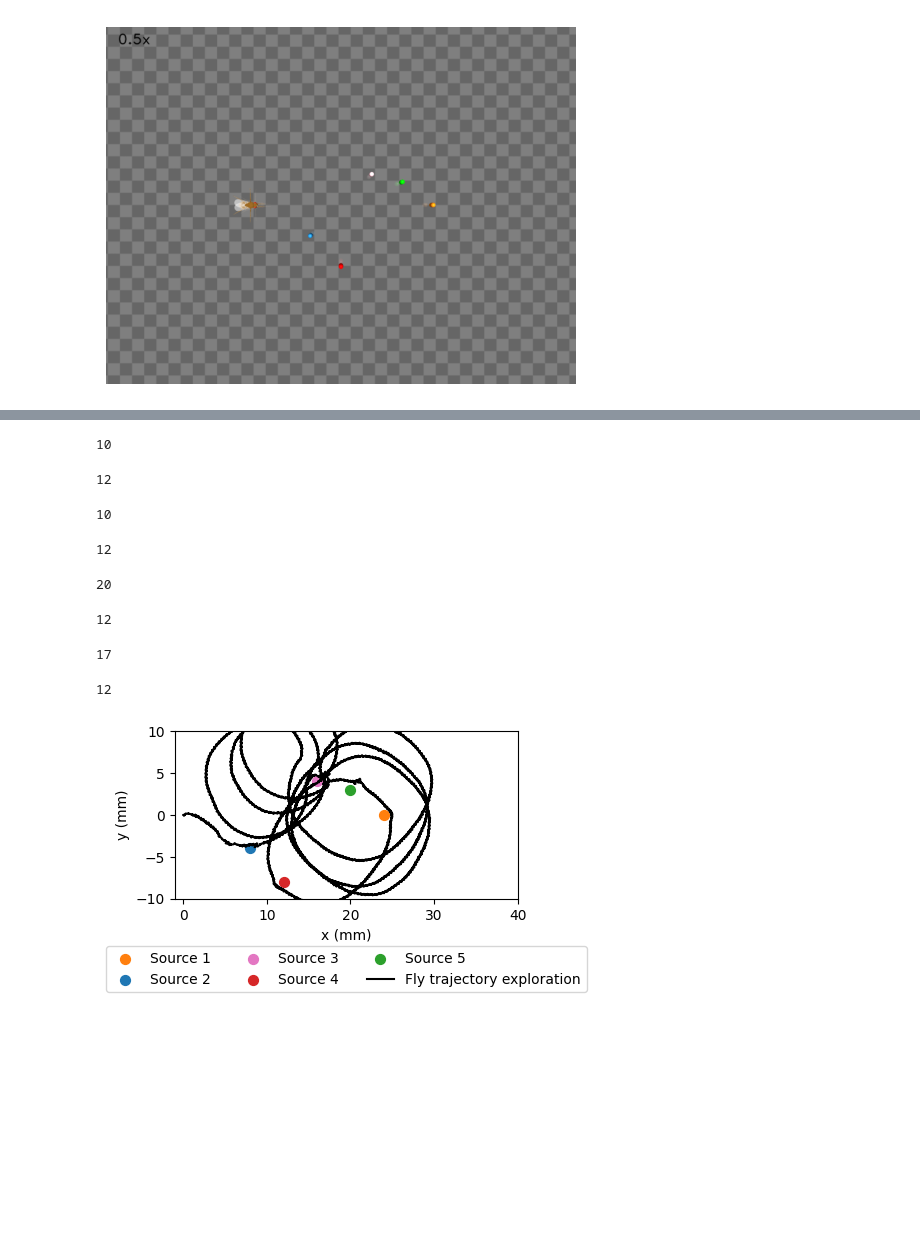
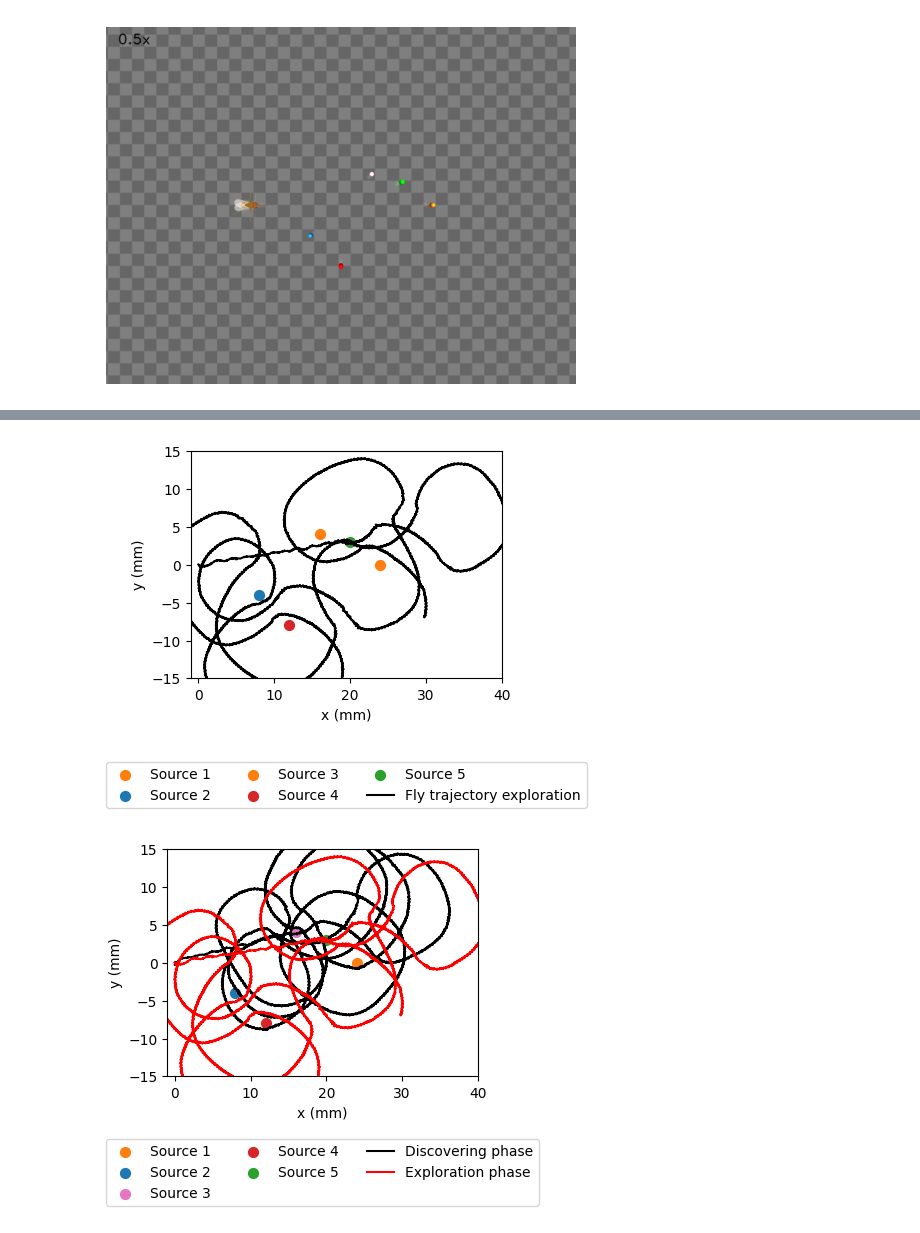
Before and after one commit to NeLy-EPFL/flygym-scratch, a Jupyter notebook: notebooks/learning_memory/angle_curiosity_no_peak_intensity.ipynb, the cells around one changed output, grey strips where cells are left out. Saved outputs shown, nothing was run; the diff lists cells and outputs as text; code cells hidden in the pictures; blank space fills up the shorter version.

```diff
--- a/notebooks/learning_memory/angle_curiosity_no_peak_intensity.ipynb
+++ b/notebooks/learning_memory/angle_curiosity_no_peak_intensity.ipynb
@@ -90,7 +90,7 @@ ax.axis("off")
 # %%
 # Let's start the simulation
 decision_interval = 0.01
-run_time = 40  # sim.simulation_time / 2
+run_time = sim.simulation_time / 2
 num_decision_steps = int(run_time / decision_interval)
 logging.info("Number of decision steps: ", num_decision_steps)
 physics_steps_per_decision_step = int(decision_interval / sim_params.timestep)
@@ -308,15 +304,6 @@ if sim.all_sources_explored():
                     logging.info("Elapsed time in the simulation", sim.curr_time)
                     sim_end = True
                     break
-# %% [output]
-10
-12
-10
-12
-20
-12
-17
-12
 # %%
 # Plot the trajectory
 fly_pos_hist = np.array([obs["fly"][0, :2] for obs in _obs_hist])
@@ -341,7 +328,7 @@ ax.scatter(
     [odor_source[2, 0]],
     [odor_source[2, 1]],
     marker="o",
-    color="tab:pink",
+    color="tab:orange",
     s=50,
     label="Source 3",
 )
@@ -349,35 +336,35 @@ ax.scatter(
     [odor_source[3, 0]],
     [odor_source[3, 1]],
     marker="o",
     color="tab:red",
     s=50,
     label="Source 4",
 )
 ax.scatter(
     [odor_source[4, 0]],
     [odor_source[4, 1]],
     marker="o",
     color="tab:green",
     s=50,
     label="Source 5",
 )
 ax.plot(
     fly_pos_hist[:, 0],
     fly_pos_hist[:, 1],
     color="k",
     label="Fly trajectory exploration",
 )
 ax.set_aspect("equal")
 ax.set_xlim(-1, 40)
-ax.set_ylim(-10, 10)
+ax.set_ylim(-15, 15)
 ax.set_xlabel("x (mm)")
 ax.set_ylabel("y (mm)")
 ax.legend(ncols=3, loc="lower center", bbox_to_anchor=(0.5, -0.6))
 fig.savefig(
     f"/home/nmf-learning/flygym-scratch/outputs/plots/{name}/odor_taxis_trajectory_respawn.png"
 )
 # %% [output]
-[figure, old version]
+[figure, new version]
 # %%
 # Save the video
 sim.save_video(
@@ -432,10 +419,12 @@ ax.plot(fly_pos_hist[:, 0], fly_pos_hist[:, 1], color="k", label="Discovering ph
 ax.plot(_fly_pos_hist[:, 0], _fly_pos_hist[:, 1], color="r", label="Exploration phase")
 ax.set_aspect("equal")
 ax.set_xlim(-1, 40)
-ax.set_ylim(-10, 10)
+ax.set_ylim(-15, 15)
 ax.set_xlabel("x (mm)")
 ax.set_ylabel("y (mm)")
 ax.legend(ncols=3, loc="lower center", bbox_to_anchor=(0.5, -0.6))
 fig.savefig(
-    f"/home/nmf-learning/flygym-scratch/outputs/plots/{name}/odor_taxis_trajectory_respawn.png"
+    f"/home/nmf-learning/flygym-scratch/outputs/plots/{name}/full_odor_taxis_trajectory_respawn.png"
 )
+# %% [output]
+[figure, added]
```
Also changed, not shown: parts of 4 cells of this notebook, 9 other files.
